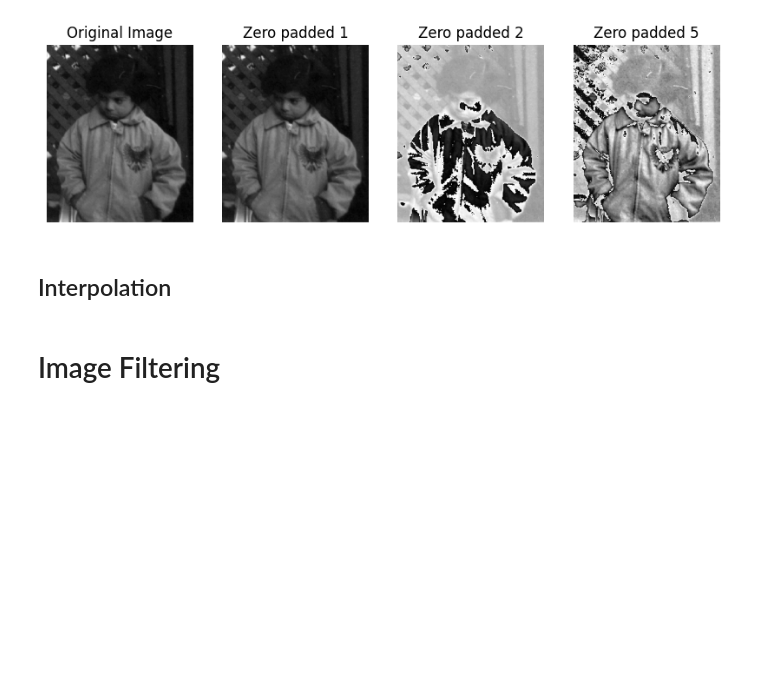
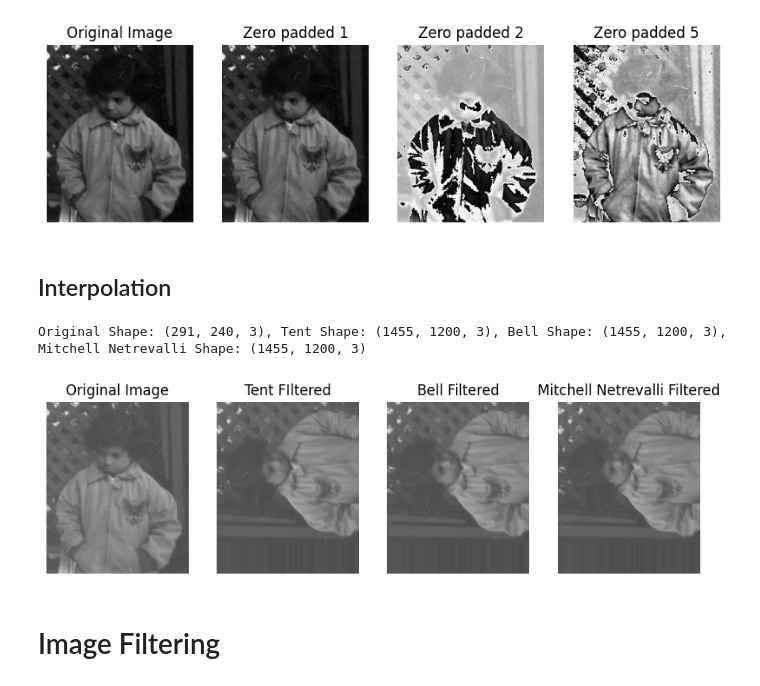
Before and after one commit to Crazz-Zaac/mathematical-image-processing, a Jupyter notebook: notebooks/ex_1.ipynb, the cells around one changed output. Saved outputs shown, nothing was run; the diff lists cells and outputs as text; code cells hidden in the pictures; blank space fills up the shorter version.

```diff
--- a/notebooks/ex_1.ipynb
+++ b/notebooks/ex_1.ipynb
@@ -233,3 +223,17 @@ subplot_images([img,  f_image], titles=['Original Image', 'Filtered image'])
+# %%
+img = read(r"../assets/pout.png", cmap='gray')
+
+# 'tent', 'bell', 'mitchell_netrevalli'
+t_image = resize_filter(img, 5, 'tent')
+b_image = resize_filter(img, 5, 'bell')
+m_image = resize_filter(img, 5, 'mitchell_netrevalli')
+
+print(f"Original Shape: {img.shape}, Tent Shape: {t_image.shape}, Bell Shape: {b_image.shape}, Mitchell Netrevalli Shape: {m_image.shape}")
+
+subplot_images([img,  t_image, b_image, m_image], titles=['Original Image', 'Tent FIltered', 'Bell Filtered', 'Mitchell Netrevalli Filtered'])
+# %% [output]
+Original Shape: (291, 240, 3), Tent Shape: (1455, 1200, 3), Bell Shape: (1455, 1200, 3), Mitchell Netrevalli Shape: (1455, 1200, 3)
+[figure, added]
 # %% [markdown]
 # Image Filtering
 # %% [markdown]
```
Also changed, not shown: parts of 3 cells of this notebook, 3 other files.
